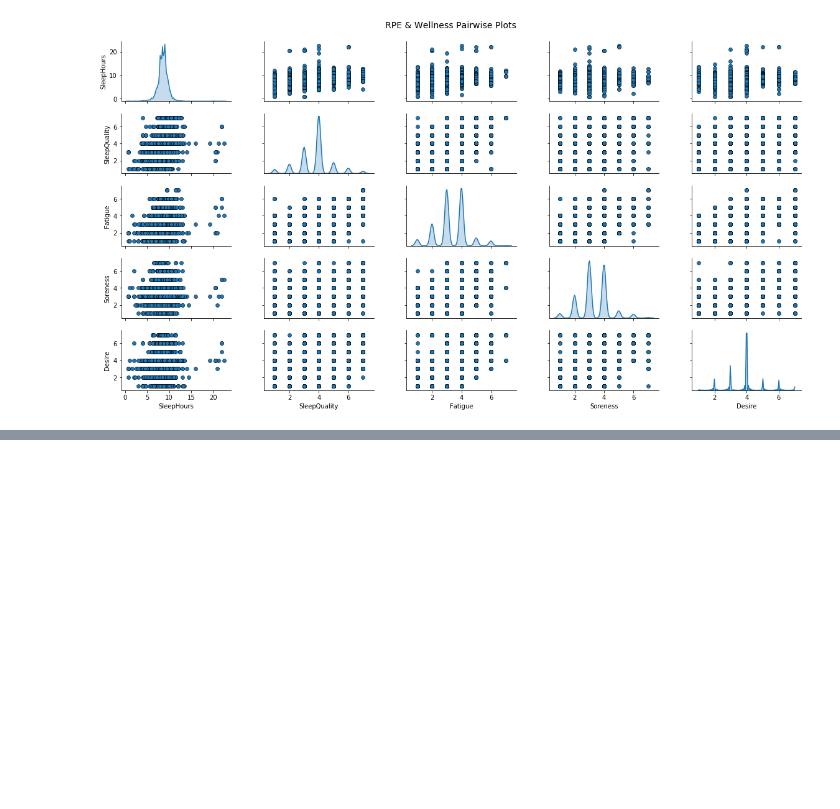
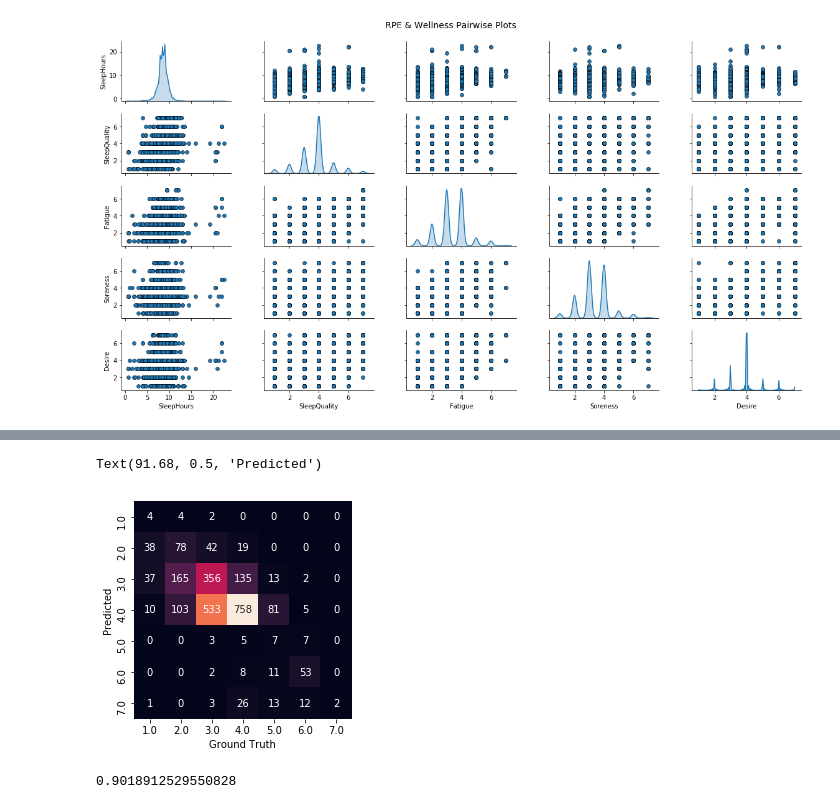
Before and after one commit to hollant3510/Datafest-project, a Jupyter notebook: Main.ipynb, the cells around one changed output, grey strips where cells are left out. Drawn from its saved outputs; the diff is of its cells as text; code cells hidden in the pictures; blank space fills up the shorter version.

```diff
--- a/Main.ipynb
+++ b/Main.ipynb
@@ -478,0 +547,2 @@ t = fig.suptitle('RPE & Wellness Pairwise Plots', fontsize=14)
+# %%
+gnb = GaussianNB()
@@ -478,0 +553,18 @@ t = fig.suptitle('RPE & Wellness Pairwise Plots', fontsize=14)
+# %%
+y_pred = gnb.predict(x_test)
+# %%
+from sklearn.metrics import confusion_matrix
+matrix = confusion_matrix(y_pred, y_test)
+labels = np.unique(y_pred)
+sns.heatmap(matrix, square=True, annot=True, fmt='d', cbar=False,
+            xticklabels=labels, yticklabels=labels)
+plt.xlabel('Ground Truth')
+plt.ylabel('Predicted')
+# %% [output]
+Text(91.68, 0.5, 'Predicted')
+[figure, added]
+# %%
+mse = metrics.mean_squared_error(y_test, y_pred)
+print(mse)
+# %% [output]
+0.9018912529550828
```
Also changed, not shown: parts of 20 cells of this notebook.
